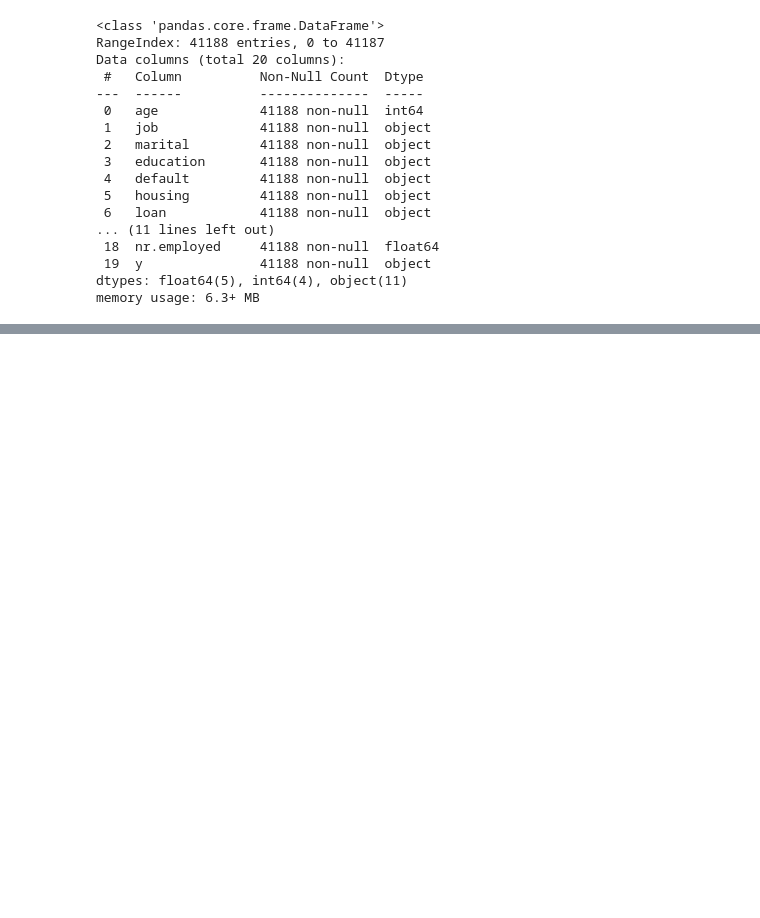
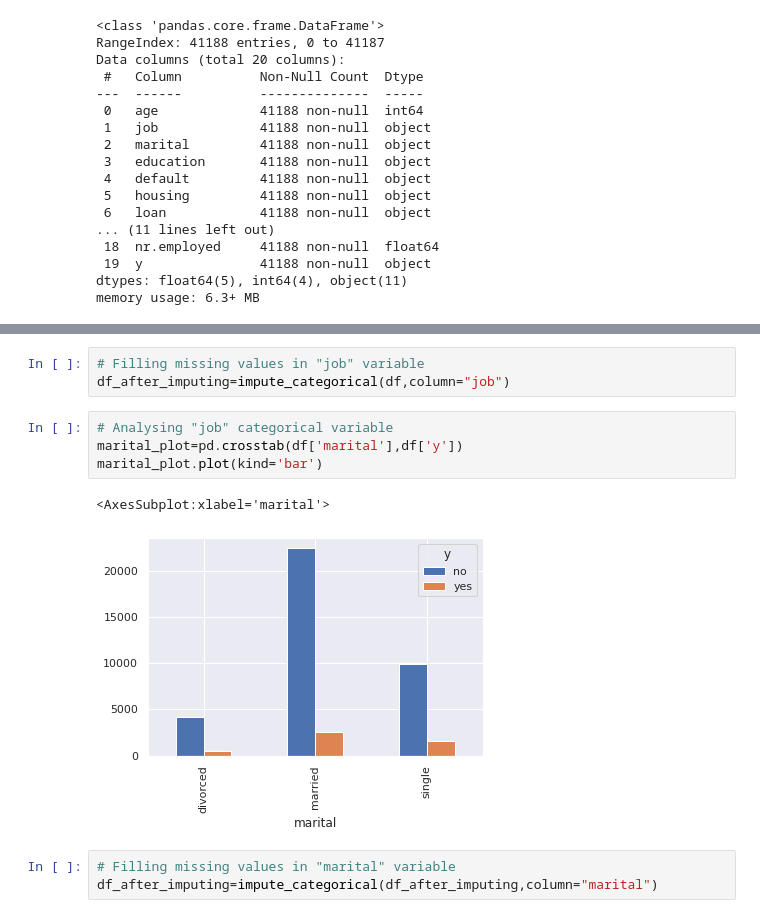
Before and after one commit to ysurs/ML--Bank-Marketing-project, a Jupyter notebook: solution.ipynb, the cells around one changed output, grey strips where cells are left out. Drawn from its saved outputs; the diff is of its cells as text; blank space fills up the shorter version.

```diff
--- a/solution.ipynb
+++ b/solution.ipynb
@@ -107,0 +176,13 @@ memory usage: 6.3+ MB
+# %%
+# Filling missing values in "job" variable
+df_after_imputing=impute_categorical(df,column="job")
+# %%
+# Analysing "job" categorical variable
+marital_plot=pd.crosstab(df['marital'],df['y'])
+marital_plot.plot(kind='bar')
+# %% [output]
+<AxesSubplot:xlabel='marital'>
+[figure, added]
+# %%
+# Filling missing values in "marital" variable
+df_after_imputing=impute_categorical(df_after_imputing,column="marital")
```
Also changed, not shown: parts of 13 cells of this notebook.
